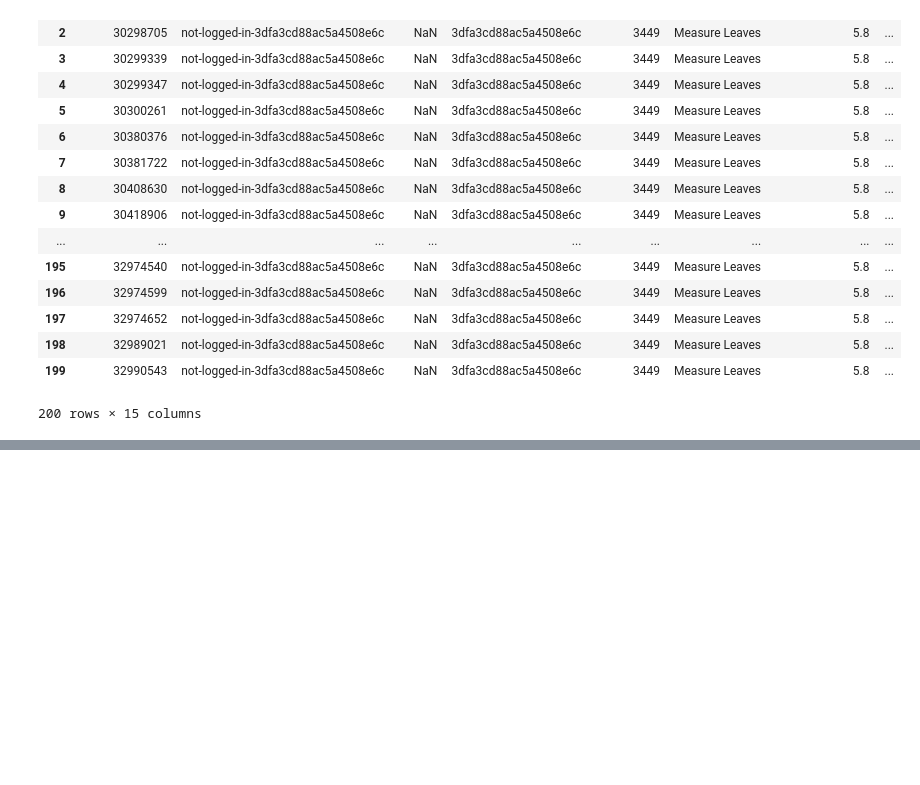
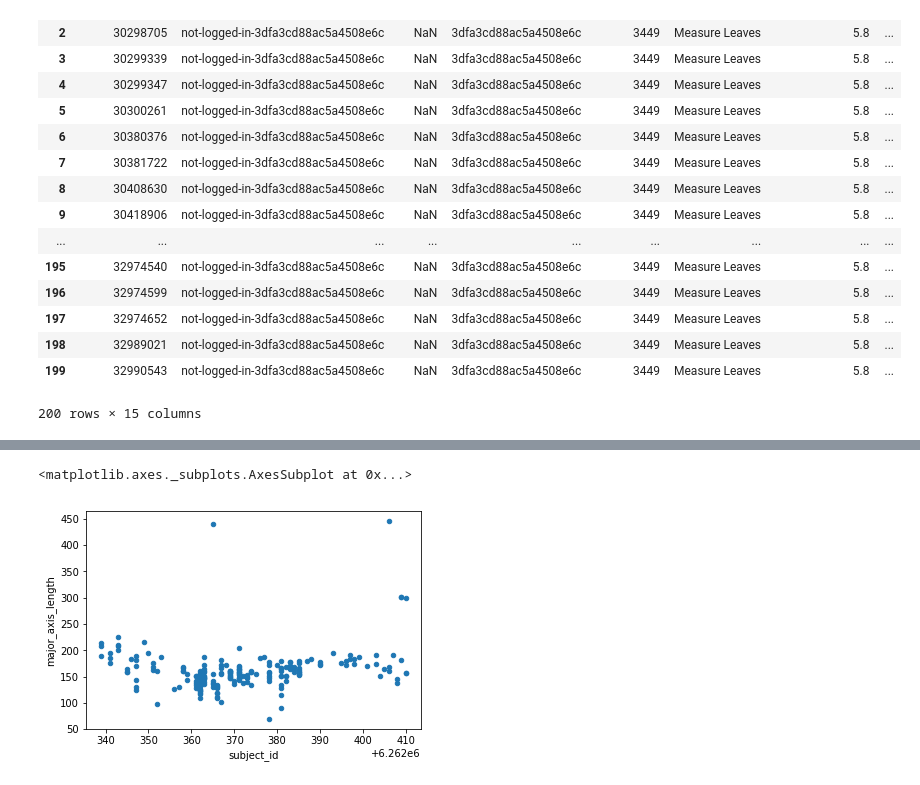
Before and after one commit to victoriamreese/citpy, a Jupyter notebook: seg_vals_to_new_list.ipynb, the cells around one changed output, grey strips where cells are left out. Cells and saved outputs as stored; diff of their text form; code cells hidden in the pictures; blank space fills up the shorter version.

```diff
--- a/seg_vals_to_new_list.ipynb
+++ b/seg_vals_to_new_list.ipynb
@@ -82,7 +106,7 @@ class Segment:
         self.maxx=720 #screen dimensions
         self.miny=0 #screen dimensions
         self.maxy=534 #screen dimensions
-        self.tolerance=5 #allowed distance from the edge; should be small
+        self.tolerance=5 #allowed distance from the edge
 
     def point_on_screen(self):
         if ((self.minx-self.tolerance <= self.x1 <= self.maxx+self.tolerance) and \
@@ -165,8 +189,8 @@ class CheckLeaf:
             return False # a determinent of zero means the line segments are parallel.
 
     def calc_slopes(self):
-        slope1 = abs(self.y1_a - self.y2_a) / abs(self.x1_a - self.x2_a) if abs(self.x1_a - self.x2_a) != 0 else 0.0
-        slope2 = abs(self.y1_b - self.y2_b) / abs(self.x1_b - self.x2_b) if abs(self.x1_b - self.x2_b) != 0 else 0.0
+        slope1 = (self.y1_a - self.y2_a) / (self.x1_a - self.x2_a) if (self.x1_a - self.x2_a) != 0 else 0.0
+        slope2 = (self.y1_b - self.y2_b) / (self.x1_b - self.x2_b) if (self.x1_b - self.x2_b) != 0 else 0.0
         return slope1, slope2
 
     def calc_angle_between_segments(self):
@@ -250,0 +324,5 @@ newdf
+# %%
+newdf.plot.scatter(x='subject_id',y='major_axis_length')
+# %% [output]
+<matplotlib.axes._subplots.AxesSubplot at 0x...>
+[figure, added]
```
Also changed, not shown: parts of 12 cells of this notebook.
